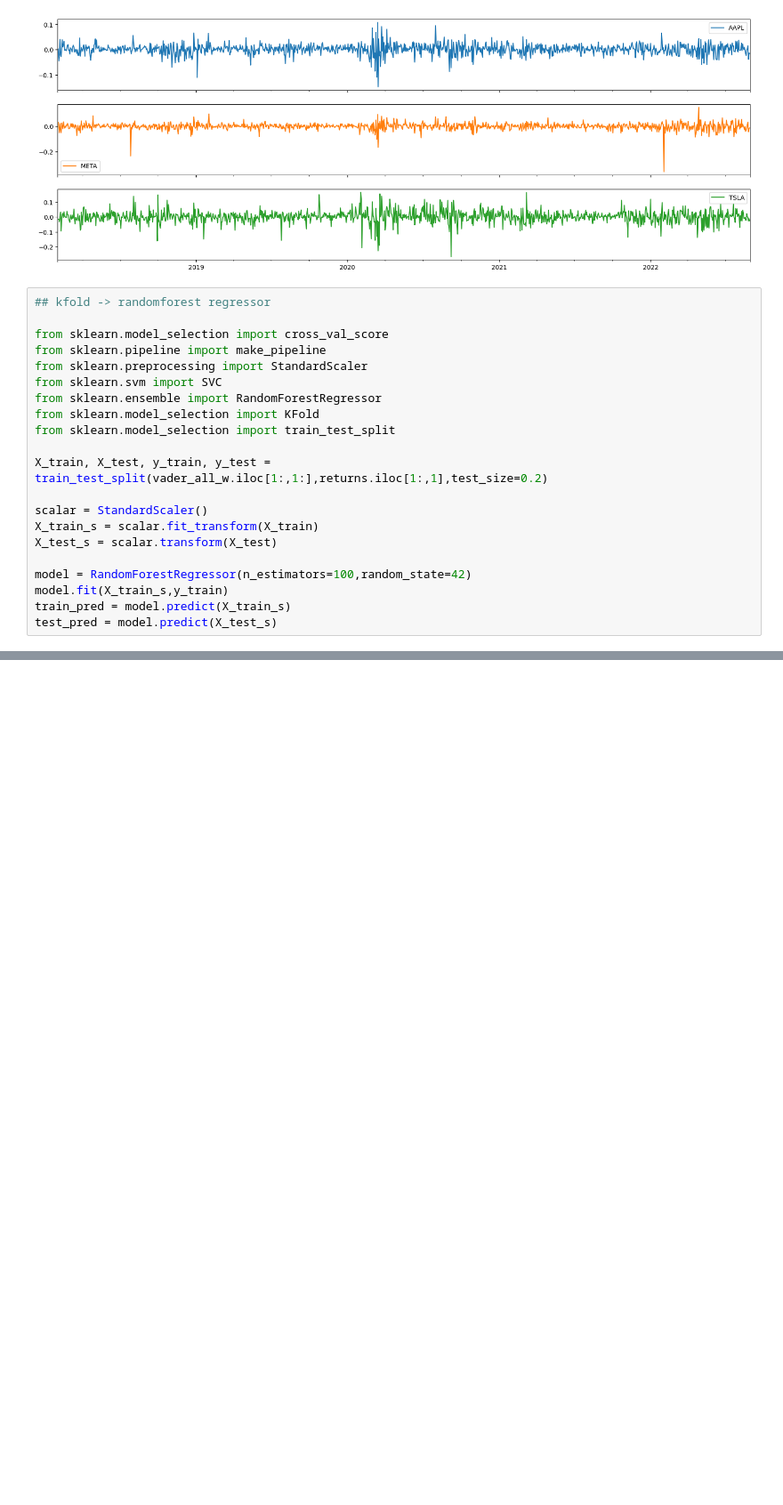
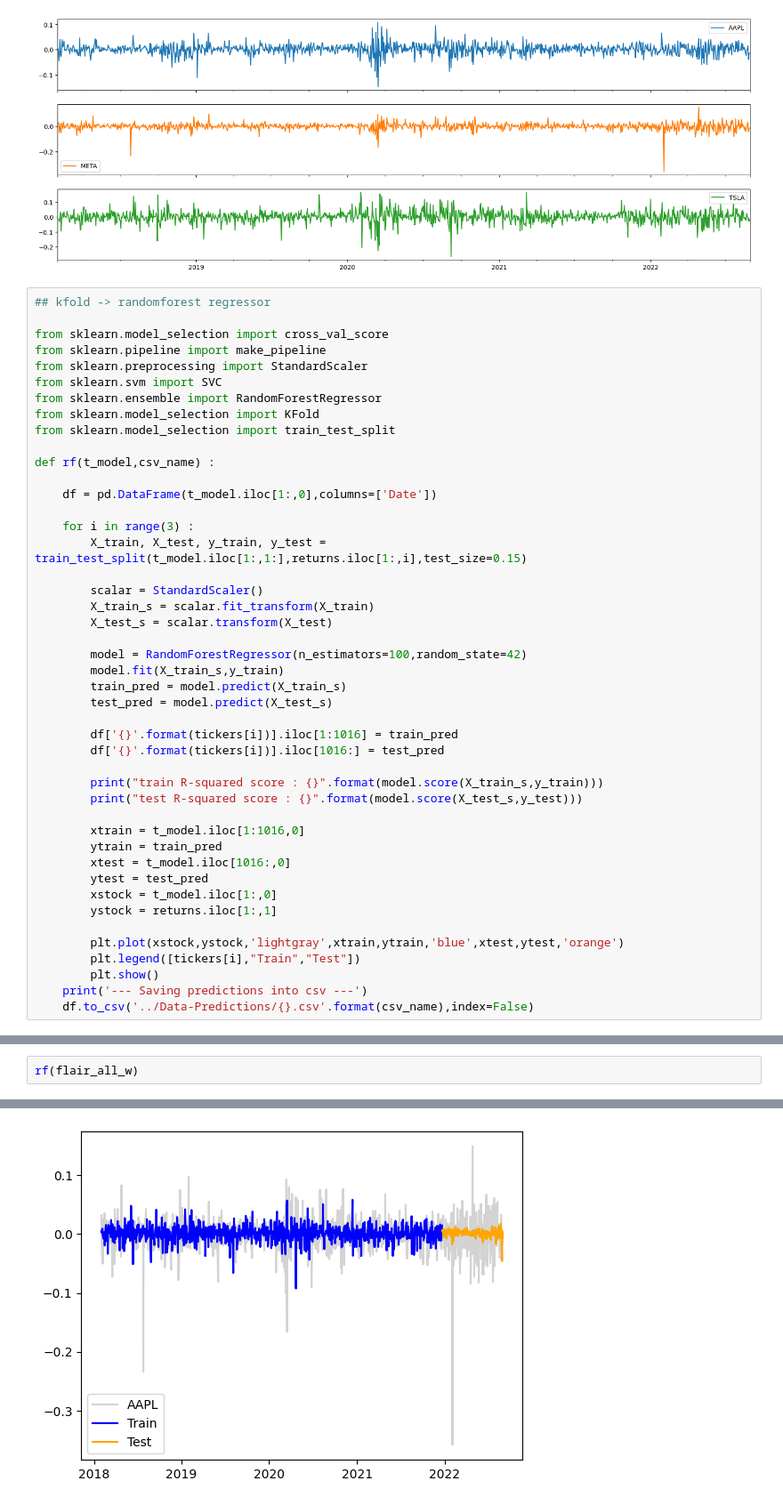
Before and after one commit to eltontay/Stock-Returns-Prediction-ML-Textual-Analysis, a Jupyter notebook: Data-Analysis/Text-Analysis.ipynb, the cells around one changed output, grey strips where cells are left out. Shown at 89% size. Saved outputs shown, nothing was run; the diff lists cells and outputs as text; blank space fills up the shorter version.

Commit message:
adding analysis and predictions

```diff
--- a/Data-Analysis/Text-Analysis.ipynb
+++ b/Data-Analysis/Text-Analysis.ipynb
@@ -178,13 +206,37 @@ from sklearn.ensemble import RandomForestRegressor
 from sklearn.model_selection import KFold
 from sklearn.model_selection import train_test_split
 
-X_train, X_test, y_train, y_test = train_test_split(vader_all_w.iloc[1:,1:],returns.iloc[1:,1],test_size=0.2)
+def rf(t_model,csv_name) :
 
-scalar = StandardScaler()
-X_train_s = scalar.fit_transform(X_train)
-X_test_s = scalar.transform(X_test)
+    df = pd.DataFrame(t_model.iloc[1:,0],columns=['Date'])
 
-model = RandomForestRegressor(n_estimators=100,random_state=42)
-model.fit(X_train_s,y_train)
-train_pred = model.predict(X_train_s)
-test_pred = model.predict(X_test_s)
+    for i in range(3) :
+        X_train, X_test, y_train, y_test = train_test_split(t_model.iloc[1:,1:],returns.iloc[1:,i],test_size=0.15)
+
+        scalar = StandardScaler()
+        X_train_s = scalar.fit_transform(X_train)
+        X_test_s = scalar.transform(X_test)
+
+        model = RandomForestRegressor(n_estimators=100,random_state=42)
+        model.fit(X_train_s,y_train)
+        train_pred = model.predict(X_train_s)
+        test_pred = model.predict(X_test_s)
+
+        df['{}'.format(tickers[i])].iloc[1:1016] = train_pred
+        df['{}'.format(tickers[i])].iloc[1016:] = test_pred
+
+        print("train R-squared score : {}".format(model.score(X_train_s,y_train)))
+        print("test R-squared score : {}".format(model.score(X_test_s,y_test)))
+
+        xtrain = t_model.iloc[1:1016,0]
+        ytrain = train_pred
+        xtest = t_model.iloc[1016:,0]
+        ytest = test_pred
+        xstock = t_model.iloc[1:,0]
+        ystock = returns.iloc[1:,1]
+
+        plt.plot(xstock,ystock,'lightgray',xtrain,ytrain,'blue',xtest,ytest,'orange')
+        plt.legend([tickers[i],"Train","Test"])
+        plt.show()
+    print('--- Saving predictions into csv ---')
+    df.to_csv('../Data-Predictions/{}.csv'.format(csv_name),index=False)
@@ -221,0 +263,3 @@ plt.show()
+# %%
+rf(flair_all_w)
+# %% [output]
@@ -221,0 +268 @@ plt.show()
+[figure, added]
```
Also changed, not shown: parts of 10 cells of this notebook, 6 other files.
